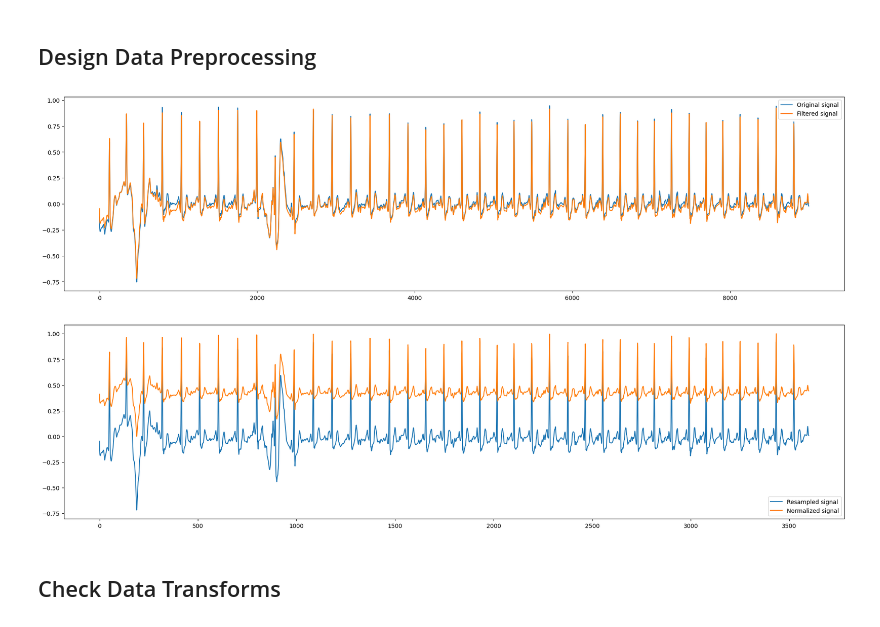
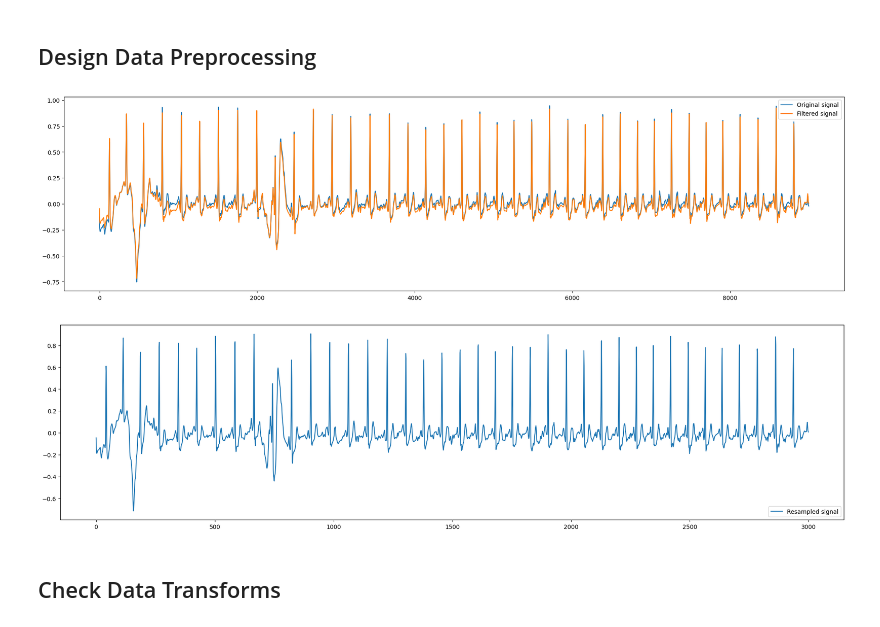
Before and after one commit to devilhyt/ecg-federated-learning-public, a Jupyter notebook: playground.ipynb, the cells around one changed output. Cells and saved outputs as stored; diff of their text form; code cells hidden in the pictures.

```diff
--- a/playground.ipynb
+++ b/playground.ipynb
@@ -11,36 +13,35 @@ import matplotlib.pyplot as plt
 # %%
-from dataset_utils.transforms import MinMaxNorm
+config = configparser.ConfigParser()
+config.read("config.ini")
+src_freq = config.getint("data_preprocessing", "src_freq")
+dst_freq = config.getint("data_preprocessing", "dst_freq")
 
 signal, _ = wfdb.rdsamp("dataset/training2017/A00001")  # min: A04894; max: A06471
 signal = np.squeeze(signal)
 
 filtered_signal = nk.signal_filter(
     signal,
-    sampling_rate=300,
+    sampling_rate=src_freq,
     lowcut=0.5,
     highcut=40,
     method="butter",
     order=6,
 )
 resampled_signal = nk.signal_resample(
-    filtered_signal, sampling_rate=300, desired_sampling_rate=120
+    filtered_signal, sampling_rate=src_freq, desired_sampling_rate=dst_freq
 )
-
-min_max_norm = MinMaxNorm()
-min_max_norm_signal = min_max_norm(resampled_signal)
 
 pd.Series(signal).plot(figsize=(24, 6), label="Original signal")
 pd.Series(filtered_signal).plot(figsize=(24, 6), label="Filtered signal")
 plt.legend()
 plt.show()
 
 pd.Series(resampled_signal).plot(figsize=(24, 6), label="Resampled signal")
-pd.Series(min_max_norm_signal).plot(figsize=(24, 6), label="Normalized signal")
 plt.legend()
 plt.show()
 # %% [output]
 [figure]
-[figure, old version]
+[figure, new version]
 # %% [markdown]
 ## Check Data Transforms
 # %%
```
Also changed, not shown: parts of 4 cells of this notebook, 10 other files.
